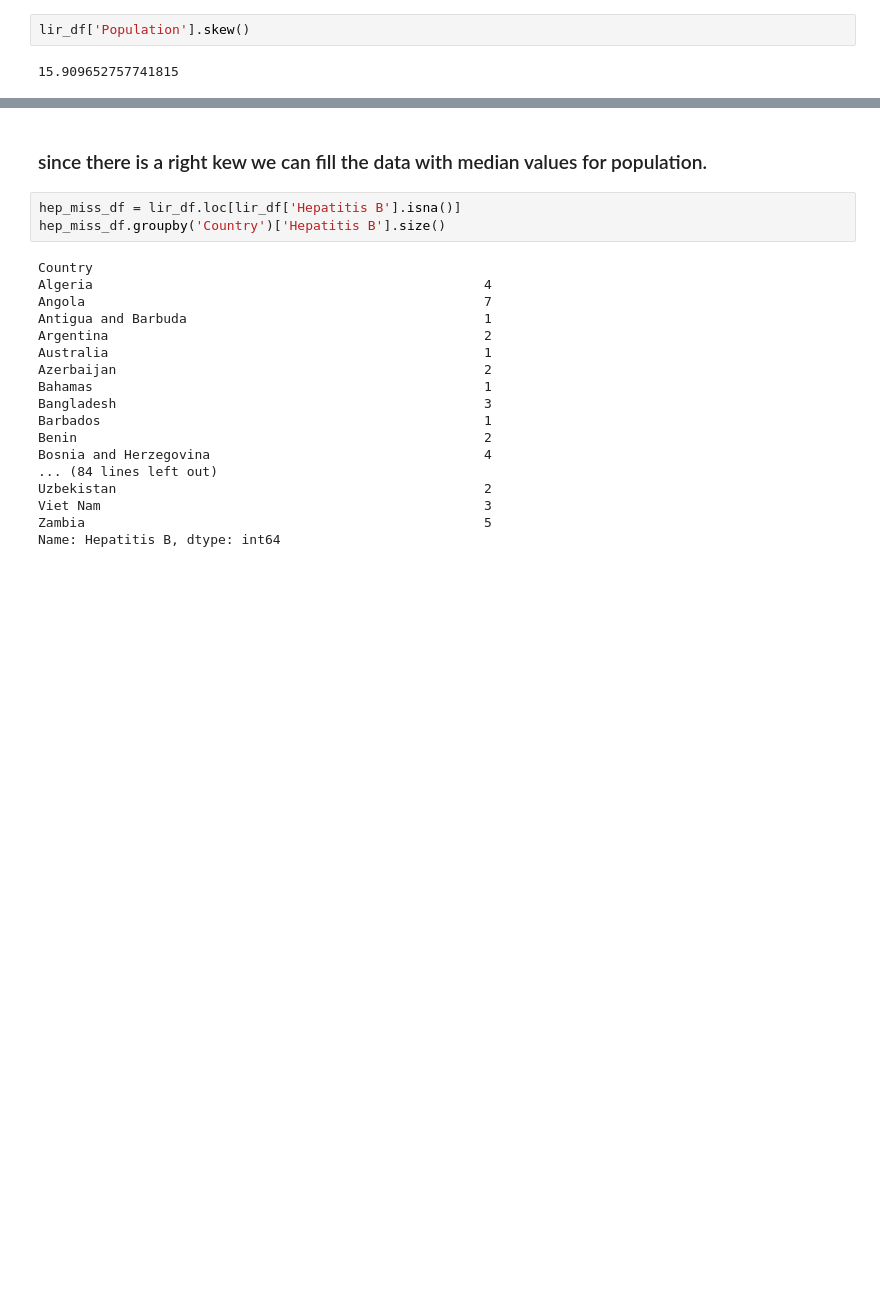
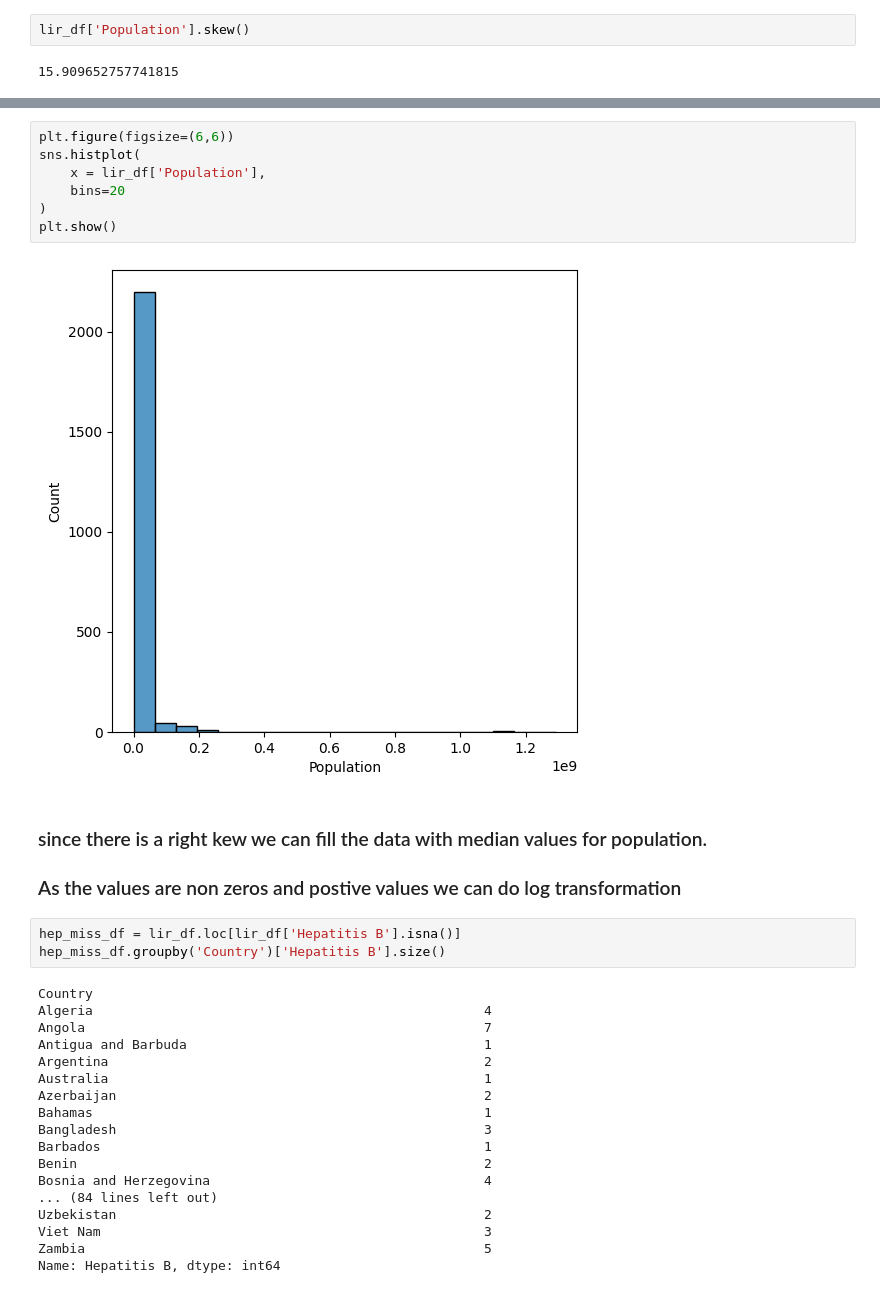
Before and after one commit to paulrichardjacob/Linear_Regression_, a Jupyter notebook: notebooks/1_eds.ipynb, the cells around one changed output, grey strips where cells are left out. Saved outputs shown, nothing was run; the diff lists cells and outputs as text; blank space fills up the shorter version.

```diff
--- a/notebooks/1_eds.ipynb
+++ b/notebooks/1_eds.ipynb
@@ -158,5 +175,15 @@ lir_df['Population'].skew()
+# %%
+plt.figure(figsize=(6,6))
+sns.histplot(
+    x = lir_df['Population'],
+    bins=20
+)
+plt.show()
+# %% [output]
+[figure, added]
 # %% [markdown]
 ### since there is a right kew we can fill the data with median values for population.
+### As the values are non zeros and postive values we can do log transformation
 # %%
 hep_miss_df = lir_df.loc[lir_df['Hepatitis B'].isna()]
 hep_miss_df.groupby('Country')['Hepatitis B'].size()
```
Also changed, not shown: parts of 5 cells of this notebook, 1 other file.
